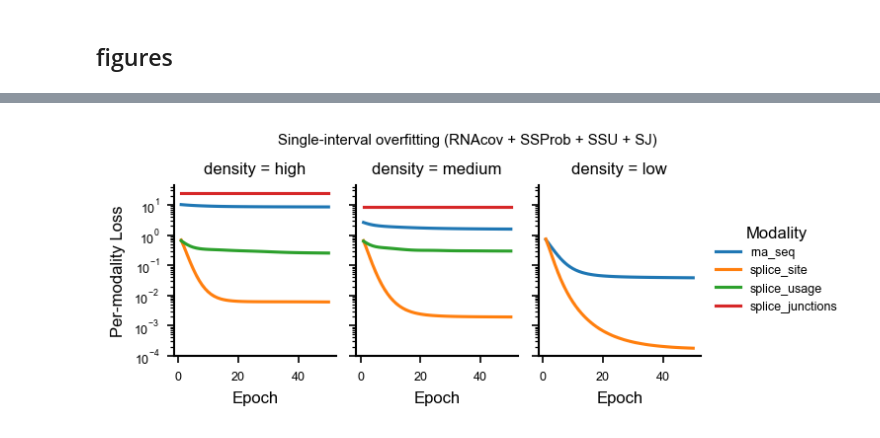
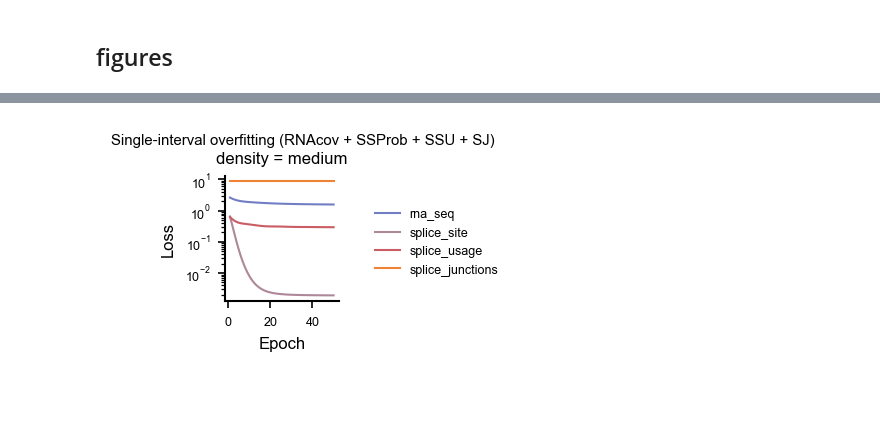
Before and after one commit to MiqG/alphagenome_finetuning_rna, a Jupyter notebook: figures/overfitting_single.ipynb, the cells around one changed output, grey strips where cells are left out. Cells and saved outputs as stored; diff of their text form; code cells hidden in the pictures; blank space fills up the shorter version.

Commit message:
finished single interval overfitting

```diff
--- a/figures/overfitting_single.ipynb
+++ b/figures/overfitting_single.ipynb
@@ -57,24 +71,2 @@ Name: count, dtype: int64
 # %%
-X = logs.query("run_name=='original__all'")
-
-# combined loss
-
-g = sns.relplot(
-    kind="line",
-    data=X,
-    x="epoch",
-    y="train_loss",
-    hue="density",
-    facet_kws=dict(sharey=False),
-    height=3*cm, aspect=1.1
-)
-
-g.set(
-    xlabel="Epoch",
-    ylabel="Combined Loss",
-    yscale="log",
-    title="Single-interval overfitting\n(RNAcov + SSProb + SSU + SJ)"
-)
-g.legend.set_title("Junction\ndensity")
-
-plt.show()
+X = logs.query("run_name=='original__all' & density=='medium'")
@@ -83,32 +73,33 @@ plt.show()
 # %%
 x = (
     X[
         ["epoch","density","val_loss_rna_seq_loss","val_loss_splice_site_loss","val_loss_splice_usage_loss","val_loss_splice_junctions_loss"]
     ].drop_duplicates()
     .melt(id_vars=["epoch","density"], var_name="modality", value_name="loss")
     .assign(modality=lambda d: d["modality"].str.replace("val_loss_","").str.replace("_loss",""))
 )
 
 g = sns.relplot(
     kind="line",
     data=x,
     x="epoch",
     y="loss",
-    hue="modality",
+    hue="modality", palette=PAL_MODALITIES,
     col="density",
+    linewidth=1,
     facet_kws=dict(sharey=True),
-    height=5*cm, aspect=0.7
+    height=4*cm, aspect=0.9
 )
 
 g.set(
     xlabel="Epoch",
-    ylabel="Per-modality Loss",
+    ylabel="Loss",
     yscale="log",
 )
-g.legend.set_title("Modality")
+g.legend.set_title("")
 g.fig.subplots_adjust(top=0.8)
 g.fig.suptitle("Single-interval overfitting (RNAcov + SSProb + SSU + SJ)")
 
 plt.show()
 # %% [output]
-[figure, old version]
+[figure, new version]
```
Also changed, not shown: parts of 29 cells of this notebook, 1 other file.
